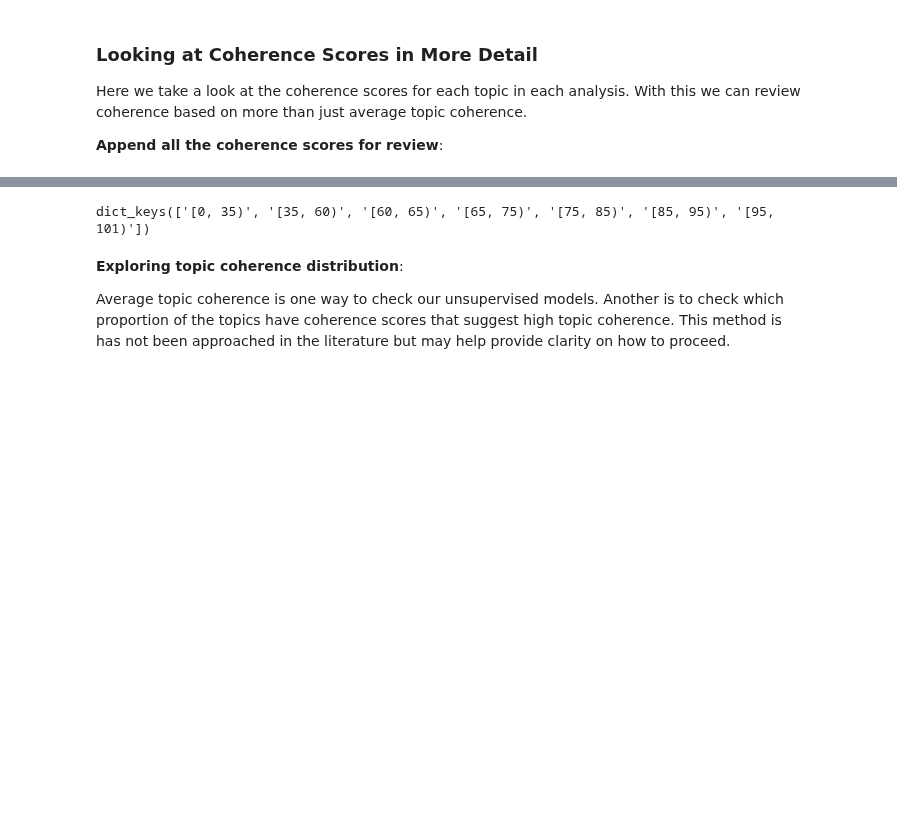
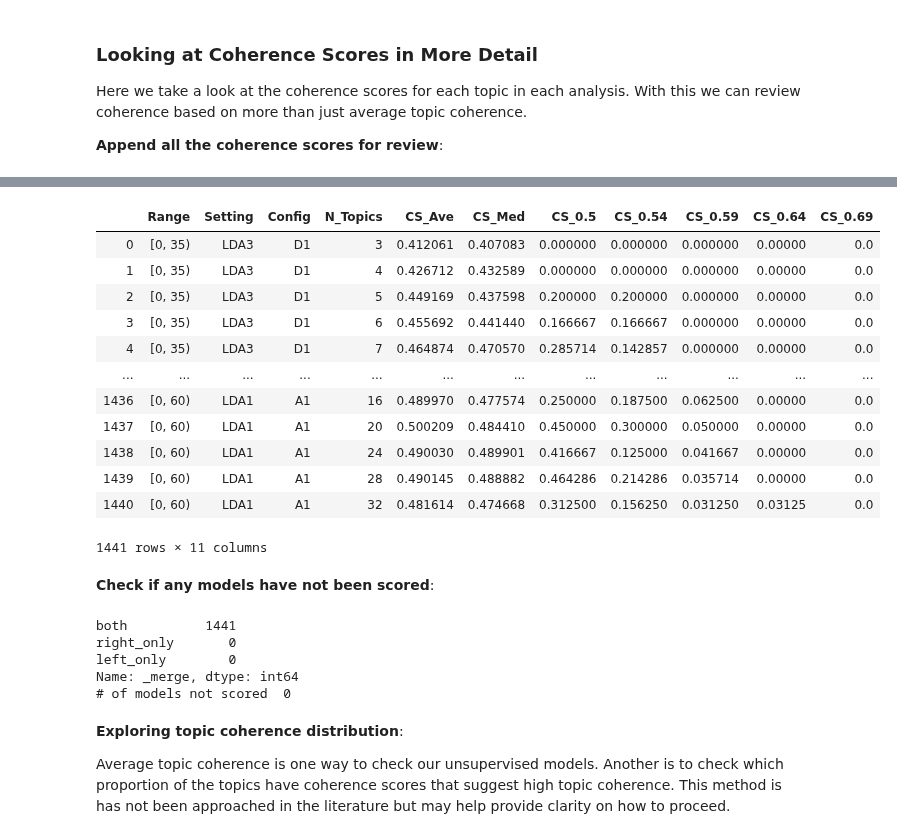
Before and after one commit to losDaniel/Student-Voices, a Jupyter notebook: notebooks/(4A) creating_results_summary.ipynb, the cells around one changed output, grey strips where cells are left out. Cells and saved outputs as stored; diff of their text form; code cells hidden in the pictures; blank space fills up the shorter version.

```diff
--- a/notebooks/(4A) creating_results_summary.ipynb
+++ b/notebooks/(4A) creating_results_summary.ipynb
@@ -117,14 +117,11 @@ Here we take a look at the coherence scores for each topic in each analysis. Wit
 
 **Append all the coherence scores for review**:
 # %%
-%%time
+#%%time
 
 import re
 import numpy as np
 from student_voices import sv_utils as bn
-
-# Get all the files with ranked coherence
-full_coherence_files = glob.glob(db_root+'/results/full_coherence_*.pbz2')
 
 coherence_thresholds = [0.5,0.54,0.59,0.64,0.69]
 
@@ -137,23 +134,24 @@ data['CS_Ave'] = []
 data['CS_Med'] = []
 for ct in coherence_thresholds: data['CS_'+str(ct)]=[]
 
-for file in full_coherence_files:
-    dta = bn.decompress_pickle(file)
-    ranges = dta.keys()
-    setting = re.findall('LDA[0-9]', file)[0]
-    config = re.findall('_([A-Z][0-9])\.', file)[0]
+file = db_root+'/results/complete_coherence.pbz2'
+dta = bn.decompress_pickle(file)
 
-    for rng in list(dta.keys()):
-        for tn, css in dta[rng][config][setting]:
-            scores, ave_score = css
-            data['Range'].append(str(rng))
-            data['Setting'].append(setting)
-            data['Config'].append(config)
-            data['N_Topics'].append(tn)
-            data['CS_Ave'].append(ave_score)
-            data['CS_Med'].append(np.median(scores))
-            for ct in coherence_thresholds: data['CS_'+str(ct)].append(sum((scores>ct).astype(int))/len(scores))
+ranges = list(dta.keys())
+for rng in ranges:
+    configs = list(dta[rng].keys())
+    for config in configs:
+        settings = list(dta[rng][config].keys())
+        for setting in settings:
+            for tn, css in dta[rng][config][setting]:
+                scores, ave_score = css
+                data['Range'].append(str(rng))
+                data['Setting'].append(setting)
+                data['Config'].append(config)
+                data['N_Topics'].append(tn)
+                data['CS_Ave'].append(ave_score)
+                data['CS_Med'].append(np.median(scores))
+                for ct in coherence_thresholds: data['CS_'+str(ct)].append(sum((scores>ct).astype(int))/len(scores))
 
 full_coherence_data = pd.DataFrame(data)
-
 bn.full_pickle(db_root+'/results/full_coherence_data', full_coherence_data)
@@ -162,7 +158,32 @@ Wall time: 740 ms
-# %%
-dta.keys()
-# %% [output]
-dict_keys(['[0, 35)', '[35, 60)', '[60, 65)', '[65, 75)', '[75, 85)', '[85, 95)', '[95, 101)'])
+# %%
+full_coherence_data
+# %% [output]
+|  | Range | Setting | Config | N_Topics | CS_Ave | CS_Med | CS_0.5 | CS_0.54 | CS_0.59 | CS_0.64 | CS_0.69 |
+| 0 | [0, 35) | LDA3 | D1 | 3 | 0.412061 | 0.407083 | 0.000000 | 0.000000 | 0.000000 | 0.00000 | 0.0 |
+| 1 | [0, 35) | LDA3 | D1 | 4 | 0.426712 | 0.432589 | 0.000000 | 0.000000 | 0.000000 | 0.00000 | 0.0 |
+| 2 | [0, 35) | LDA3 | D1 | 5 | 0.449169 | 0.437598 | 0.200000 | 0.200000 | 0.000000 | 0.00000 | 0.0 |
+| 3 | [0, 35) | LDA3 | D1 | 6 | 0.455692 | 0.441440 | 0.166667 | 0.166667 | 0.000000 | 0.00000 | 0.0 |
+| 4 | [0, 35) | LDA3 | D1 | 7 | 0.464874 | 0.470570 | 0.285714 | 0.142857 | 0.000000 | 0.00000 | 0.0 |
+| ... | ... | ... | ... | ... | ... | ... | ... | ... | ... | ... | ... |
+| 1436 | [0, 60) | LDA1 | A1 | 16 | 0.489970 | 0.477574 | 0.250000 | 0.187500 | 0.062500 | 0.00000 | 0.0 |
+| 1437 | [0, 60) | LDA1 | A1 | 20 | 0.500209 | 0.484410 | 0.450000 | 0.300000 | 0.050000 | 0.00000 | 0.0 |
+| 1438 | [0, 60) | LDA1 | A1 | 24 | 0.490030 | 0.489901 | 0.416667 | 0.125000 | 0.041667 | 0.00000 | 0.0 |
+| 1439 | [0, 60) | LDA1 | A1 | 28 | 0.490145 | 0.488882 | 0.464286 | 0.214286 | 0.035714 | 0.00000 | 0.0 |
+| 1440 | [0, 60) | LDA1 | A1 | 32 | 0.481614 | 0.474668 | 0.312500 | 0.156250 | 0.031250 | 0.03125 | 0.0 |
+1441 rows × 11 columns
+# %% [markdown]
+**Check if any models have not been scored**:
+# %%
+from student_voices import review
+
+models_scored, models_unscored = review.get_scored_unscored_models(db_root+'/results', 'D:/Student_Voices_Database/s3mirror/models/')
+print('# of models not scored ', len(models_unscored))
+# %% [output]
+both          1441
+right_only       0
+left_only        0
+Name: _merge, dtype: int64
+# of models not scored  0
 # %% [markdown]
 **Exploring topic coherence distribution**:
 
```
Also changed, not shown: parts of 5 cells of this notebook, 7 other files.
